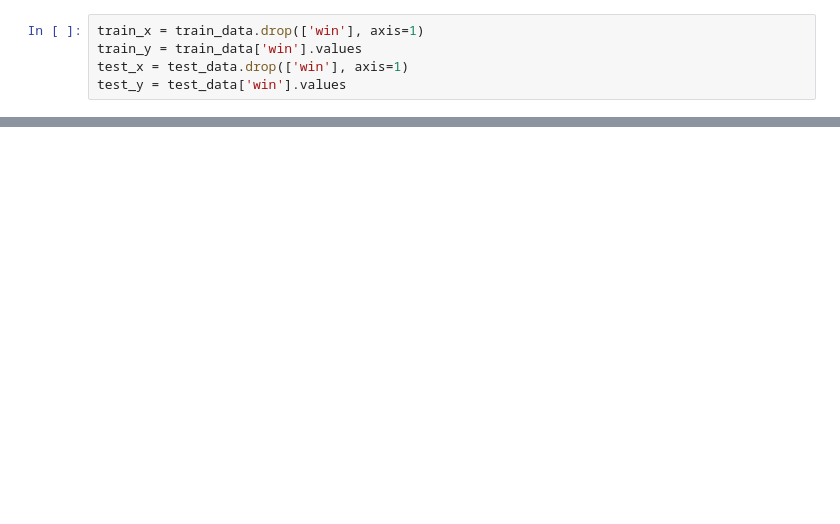
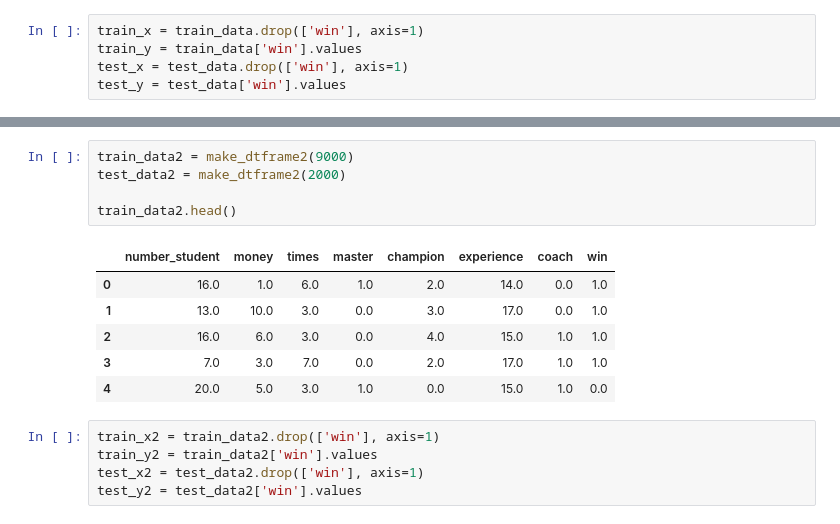
Before and after one commit to choyu-kuo/FUNDAMENTALS-OF-DATA-ANALYTICS-, a Jupyter notebook: HW2/FDA_HW2.ipynb, the cells around one changed output, grey strips where cells are left out. Cells and saved outputs as stored; diff of their text form; blank space fills up the shorter version.

```diff
--- a/HW2/FDA_HW2.ipynb
+++ b/HW2/FDA_HW2.ipynb
@@ -86,0 +147,17 @@ graph.write_pdf('decision_tree_simple.pdf')
+# %%
+train_data2 = make_dtframe2(9000)
+test_data2 = make_dtframe2(2000)
+
+train_data2.head()
+# %% [output]
+|  | number_student | money | times | master | champion | experience | coach | win |
+| 0 | 16.0 | 1.0 | 6.0 | 1.0 | 2.0 | 14.0 | 0.0 | 1.0 |
+| 1 | 13.0 | 10.0 | 3.0 | 0.0 | 3.0 | 17.0 | 0.0 | 1.0 |
+| 2 | 16.0 | 6.0 | 3.0 | 0.0 | 4.0 | 15.0 | 1.0 | 1.0 |
+| 3 | 7.0 | 3.0 | 7.0 | 0.0 | 2.0 | 17.0 | 1.0 | 1.0 |
+| 4 | 20.0 | 5.0 | 3.0 | 1.0 | 0.0 | 15.0 | 1.0 | 0.0 |
+# %%
+train_x2 = train_data2.drop(['win'], axis=1)
+train_y2 = train_data2['win'].values
+test_x2 = test_data2.drop(['win'], axis=1)
+test_y2 = test_data2['win'].values
```
Also changed, not shown: parts of 10 cells of this notebook, 2 other files.
